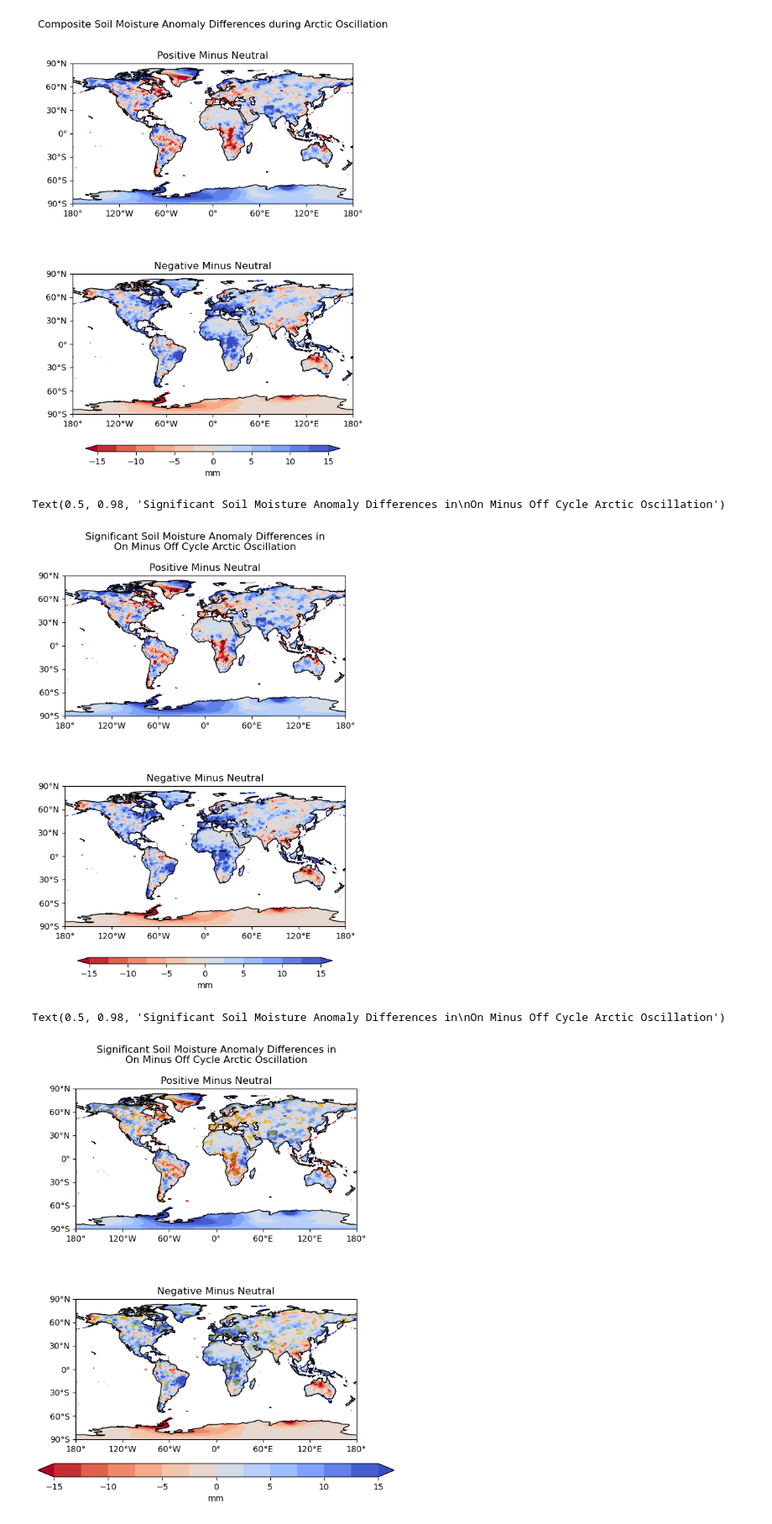
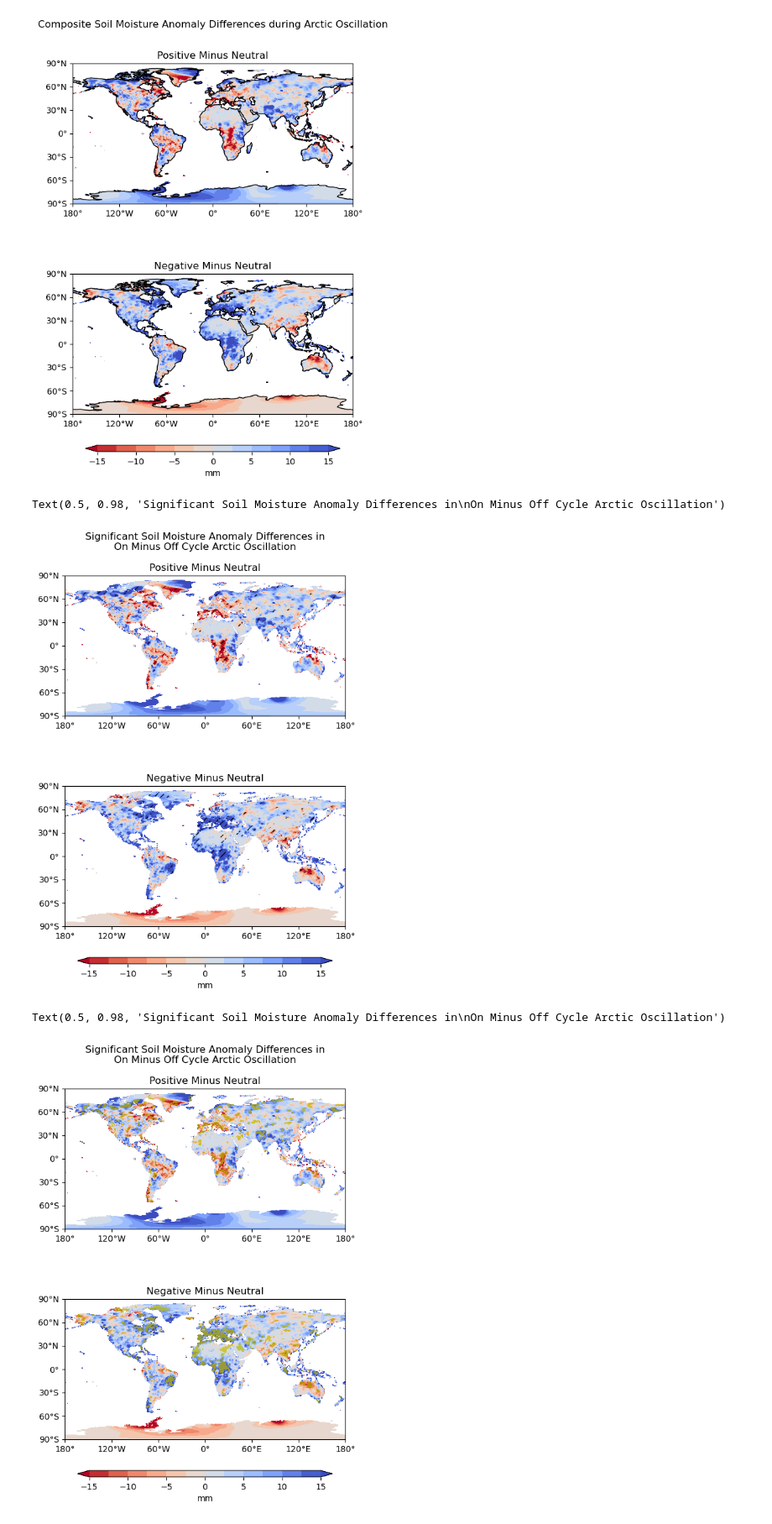
Before and after one commit to wapratt/Assignment3, a Jupyter notebook: Assignment3.ipynb, the cells around one changed output. Shown at 84% size. Cells and saved outputs as stored; diff of their text form; code cells hidden in the pictures.

Commit message:
Slashes for sign chart 3, Update alpha chart 4

```diff
--- a/Assignment3.ipynb
+++ b/Assignment3.ipynb
@@ -296,11 +296,11 @@ for i,ao in enumerate(diff_soil):
                           cmap='coolwarm_r',
                           extend='both')
 
-        # Overlay of plus signs
+        # Overlay of slashes
         ss = axs[i].contourf(lons,diff_soil[i]['lat'],mask_data,[0,1],
                 transform = ccrs.PlateCarree(),
                 colors = ['None'],
-                hatches = ['+',''],
+                hatches = ['///',''],
                 extend = 'both',
                 alpha = 0.0)
 
@@ -318,7 +318,7 @@ for i,ao in enumerate(diff_soil):
         axs[i].set_title(labels[i])
 
         # Draw the coastines for each subplot
-        axs[i].coastlines()
+        #axs[i].coastlines()
 
 # Adjust the location of the subplots on the page to make room for the colorbar
 fig.subplots_adjust(bottom=0.25, top=0.9, left=0.05, right=0.95,
@@ -336,11 +336,11 @@ cbar = fig.colorbar(cs, cax=cbar_ax,
 plt.suptitle('Significant Soil Moisture Anomaly Differences in\nOn Minus Off Cycle Arctic Oscillation')
 # %% [output]
 Text(0.5, 0.98, 'Significant Soil Moisture Anomaly Differences in\nOn Minus Off Cycle Arctic Oscillation')
-[figure, old version]
+[figure, new version]
 # %%
 #Select locations for when p val exceeds p threshold by cycle for alternative plot
 pos_mask_diff_o = xr.ones_like(diff_soil[0]).where(pos_pval < p)
-neg_mask_diff_o = xr.ones_like(diff_soil[1]).where(pos_pval < p)
+neg_mask_diff_o = xr.ones_like(diff_soil[1]).where(neg_pval < p)
 mask_diff_o = [pos_mask_diff_o, neg_mask_diff_o]
 # %%
 #Create alternative plot displaying areas of significant difference by positive and negative cycle
@@ -368,44 +368,44 @@ for i,ao in enumerate(diff_soil):
                           cmap='coolwarm_r',
                           extend='both')
 
-        # Overlay of stippling
+        # Overlay of colors
         ss = axs[i].contourf(lons,diff_soil[i]['lat'],mask_data_o,
                 transform = ccrs.PlateCarree(),
                 colors = ['y'],
-                alpha = 0.6)
+                alpha = 0.7)
 
        # Longitude labels
         axs[i].set_xticks(np.arange(-180,181,60), crs=ccrs.PlateCarree())
         lon_formatter = cticker.LongitudeFormatter()
         axs[i].xaxis.set_major_formatter(lon_formatter)
 
         # Latitude labels
         axs[i].set_yticks(np.arange(-90,91,30), crs=ccrs.PlateCarree())
         lat_formatter = cticker.LatitudeFormatter()
         axs[i].yaxis.set_major_formatter(lat_formatter)
 
         # Title each subplot with the name of the period difference
         axs[i].set_title(labels[i])
 
         # Draw the coastines for each subplot
-        axs[i].coastlines()
+        #axs[i].coastlines()
 
 # Adjust the location of the subplots
 # on the page to make room for the colorbar
 fig.subplots_adjust(bottom=0.25, top=0.9, left=0.05, right=0.95,
                     wspace=0.1, hspace=0.5)
 
 # Add a colorbar axis at the bottom of the graph
-cbar_ax = fig.add_axes([0.15, 0.18, 0.7, 0.025])
+cbar_ax = fig.add_axes([0.25, 0.18, 0.5, 0.012])
 
 # Draw the colorbar
 cbar = fig.colorbar(cs,
                     cax=cbar_ax,
                     orientation='horizontal',
                     label='mm')
 
 # Add a big title at the top
 plt.suptitle('Significant Soil Moisture Anomaly Differences in\nOn Minus Off Cycle Arctic Oscillation')
 # %% [output]
 Text(0.5, 0.98, 'Significant Soil Moisture Anomaly Differences in\nOn Minus Off Cycle Arctic Oscillation')
-[figure, old version]
+[figure, new version]
```
